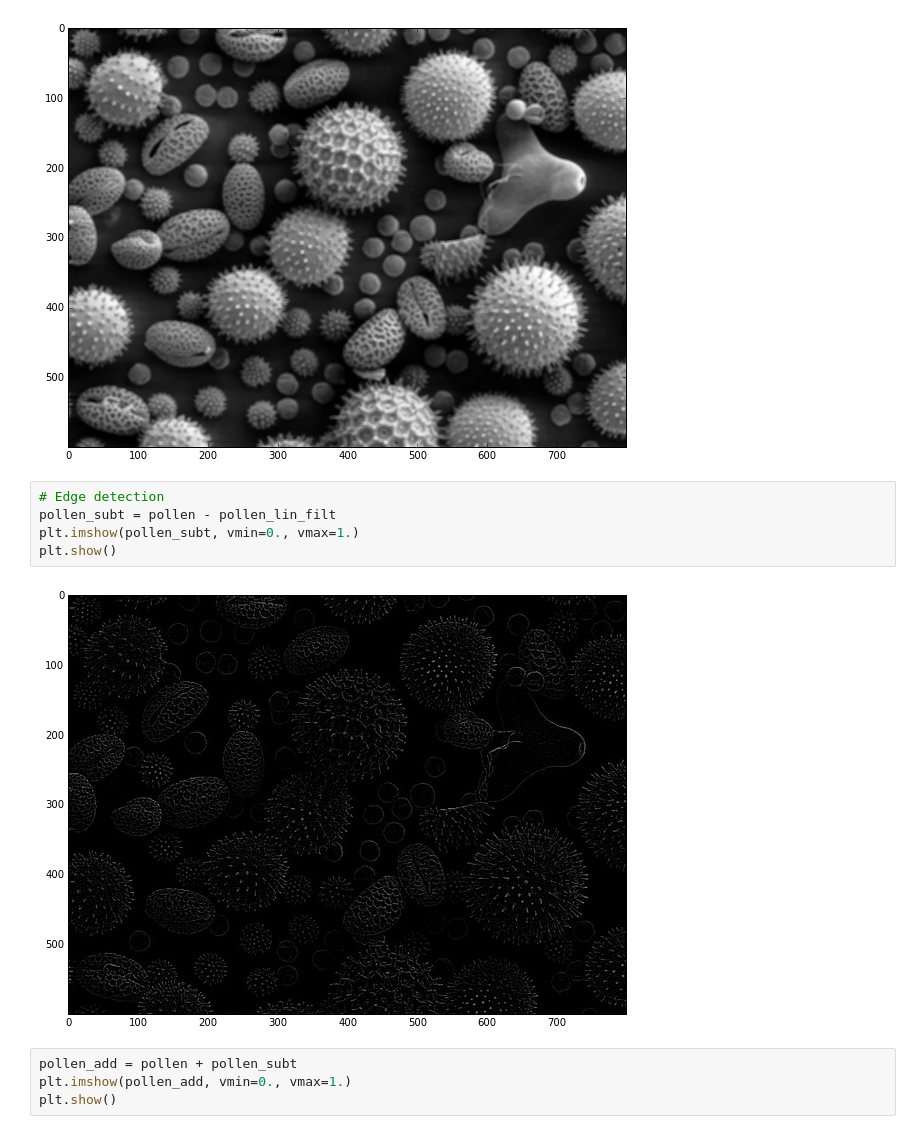
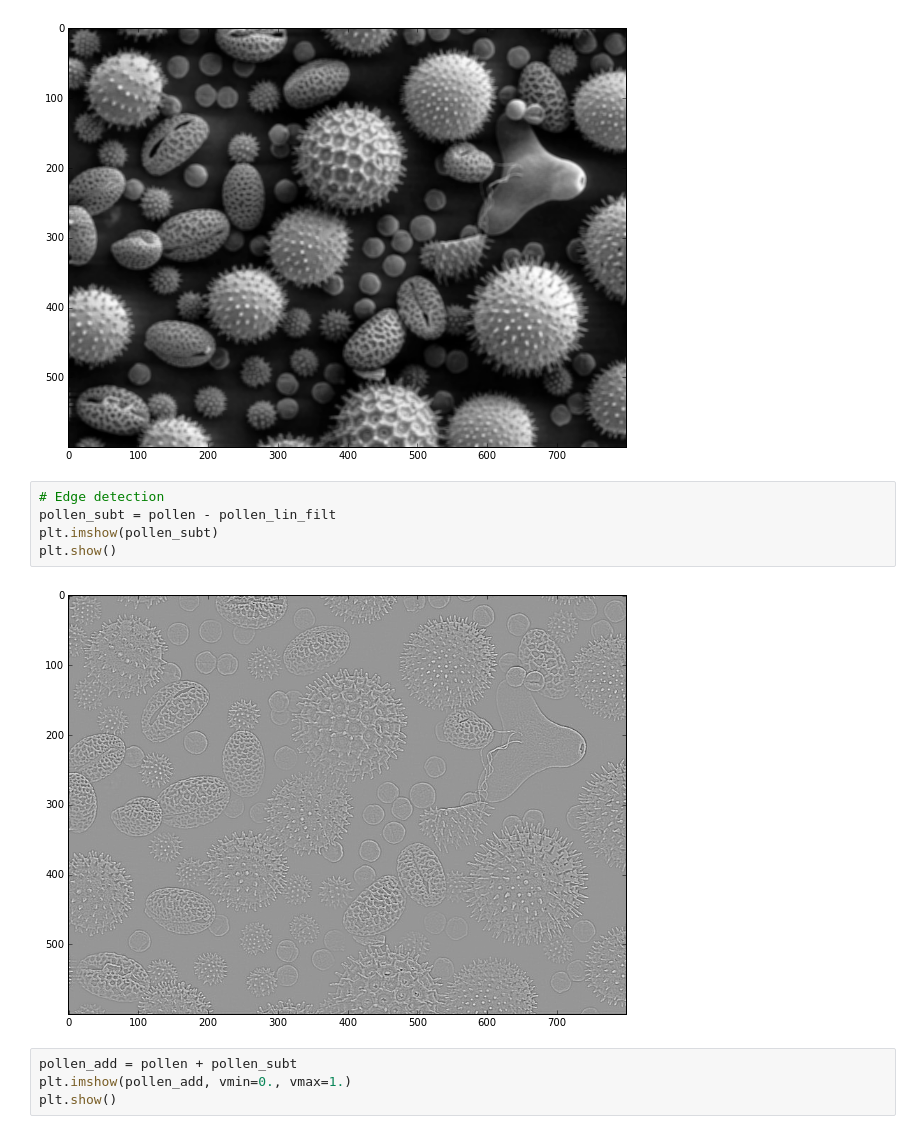
Before and after one commit to southpaw94/ECE437_Project1, a Jupyter notebook: Pollen.ipynb, the cells around one changed output. Saved outputs shown, nothing was run; the diff lists cells and outputs as text.

```diff
--- a/Pollen.ipynb
+++ b/Pollen.ipynb
@@ -36,10 +36,10 @@ plt.show()
 # %%
 # Edge detection
 pollen_subt = pollen - pollen_lin_filt
-plt.imshow(pollen_subt, vmin=0., vmax=1.)
+plt.imshow(pollen_subt)
 plt.show()
 # %% [output]
-[figure, old version]
+[figure, new version]
 # %%
 pollen_add = pollen + pollen_subt
 plt.imshow(pollen_add, vmin=0., vmax=1.)
```
Also changed, not shown: 3 other files.
